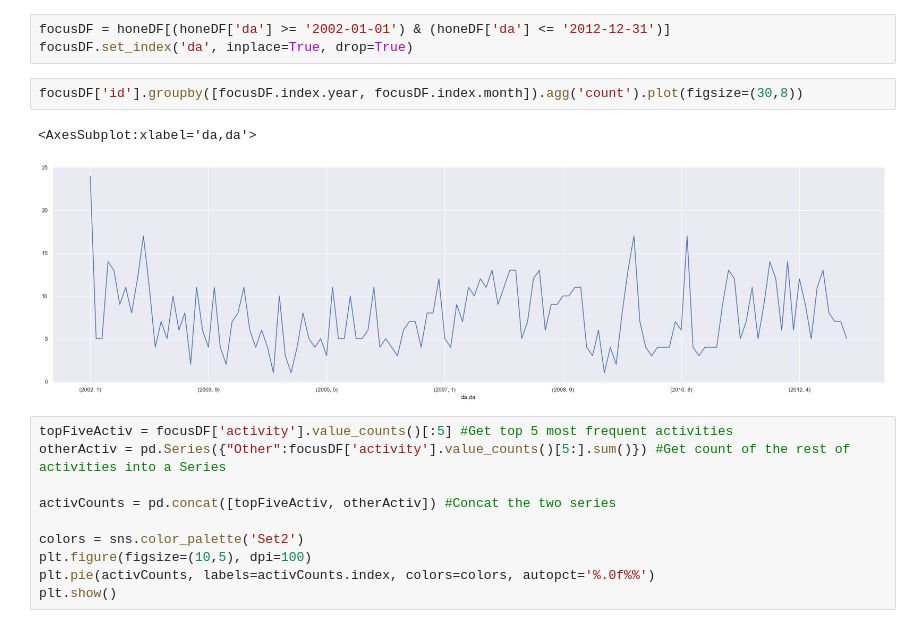
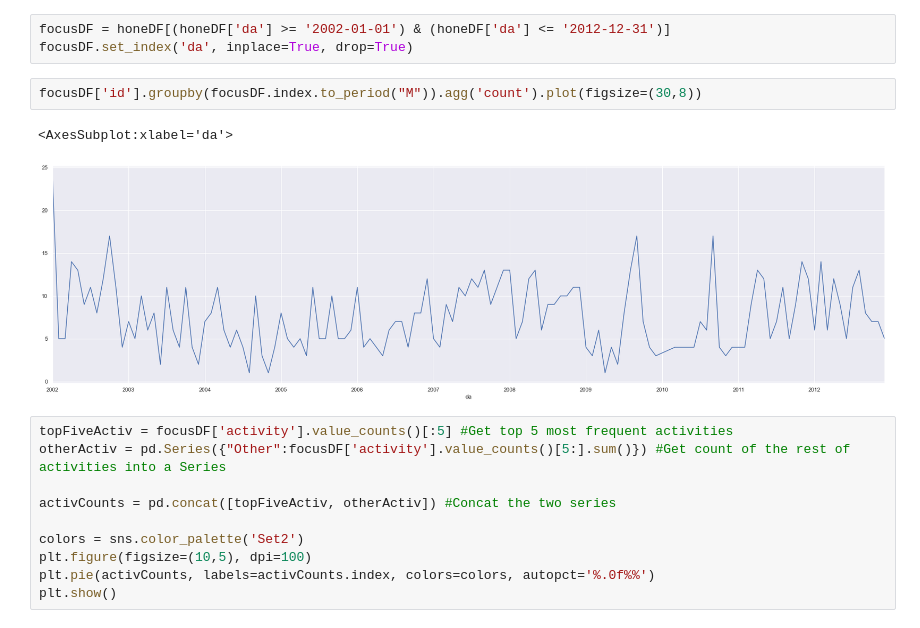
Before and after one commit to bang-a-coder/thesis-analysis, a Jupyter notebook: explore.ipynb, the cells around one changed output. Drawn from its saved outputs; the diff is of its cells as text.

```diff
--- a/explore.ipynb
+++ b/explore.ipynb
@@ -70,10 +70,10 @@ honeDF['da'].groupby([honeDF['da'].dt.year, honeDF['da'].dt.month]).agg('count')
 focusDF = honeDF[(honeDF['da'] >= '2002-01-01') & (honeDF['da'] <= '2012-12-31')]
 focusDF.set_index('da', inplace=True, drop=True)
 # %%
-focusDF['id'].groupby([focusDF.index.year, focusDF.index.month]).agg('count').plot(figsize=(30,8))
+focusDF['id'].groupby(focusDF.index.to_period("M")).agg('count').plot(figsize=(30,8))
 # %% [output]
-<AxesSubplot:xlabel='da,da'>
+<AxesSubplot:xlabel='da'>
-[figure, old version]
+[figure, new version]
 # %%
 topFiveActiv = focusDF['activity'].value_counts()[:5] #Get top 5 most frequent activities
 otherActiv = pd.Series({"Other":focusDF['activity'].value_counts()[5:].sum()}) #Get count of the rest of activities into a Series
```
Also changed, not shown: parts of 4 cells of this notebook.
